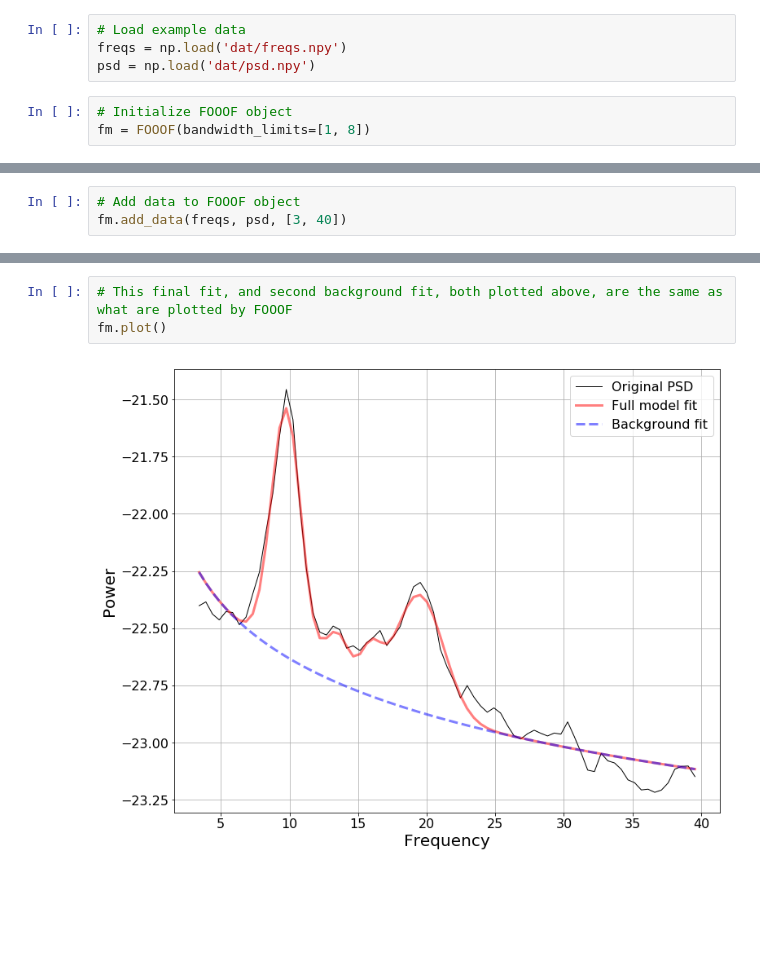
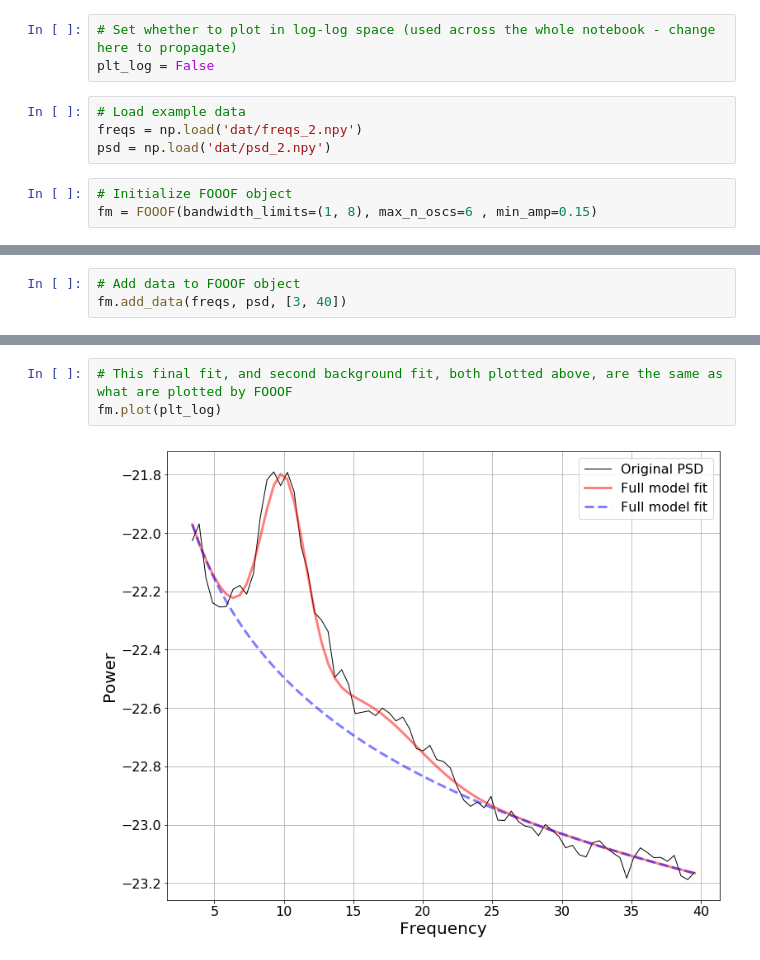
Before and after one commit to fooof-tools/fooof, a Jupyter notebook: tutorial/03-FOOOFAlgorithm.ipynb, the cells around one changed output, grey strips where cells are left out. Cells and saved outputs as stored; diff of their text form; blank space fills up the shorter version.

Commit message:
Finish up algo demo notebook

```diff
--- a/tutorial/03-FOOOFAlgorithm.ipynb
+++ b/tutorial/03-FOOOFAlgorithm.ipynb
@@ -18,10 +22,13 @@ from fooof import FOOOF
+# %%
+# Set whether to plot in log-log space (used across the whole notebook - change here to propagate)
+plt_log = False
 # %%
 # Load example data
-freqs = np.load('dat/freqs.npy')
-psd = np.load('dat/psd.npy')
+freqs = np.load('dat/freqs_2.npy')
+psd = np.load('dat/psd_2.npy')
 # %%
 # Initialize FOOOF object
-fm = FOOOF(bandwidth_limits=[1, 8])
+fm = FOOOF(bandwidth_limits=(1, 8), max_n_oscs=6 , min_amp=0.15)
 # %% [markdown]
 Note that data can be added to FOOF independent of fitting the model, and can then plot input data.
 # %%
@@ -93,6 +151,6 @@ fm.print_results()
 ====================================================================================================
 # %%
 # This final fit, and second background fit, both plotted above, are the same as what are plotted by FOOOF
-fm.plot()
+fm.plot(plt_log)
 # %% [output]
-[figure, old version]
+[figure, new version]
```
Also changed, not shown: parts of 15 cells of this notebook.
